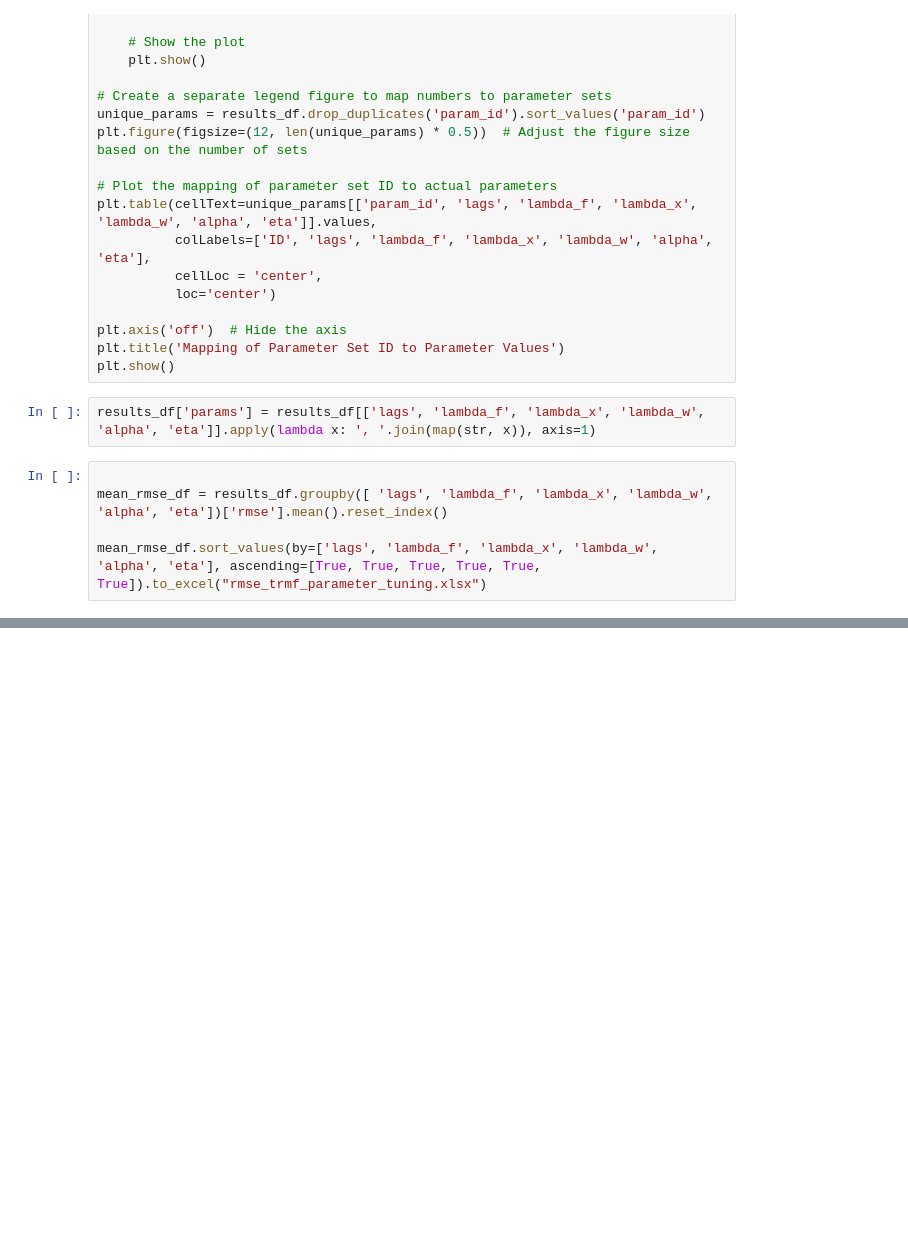
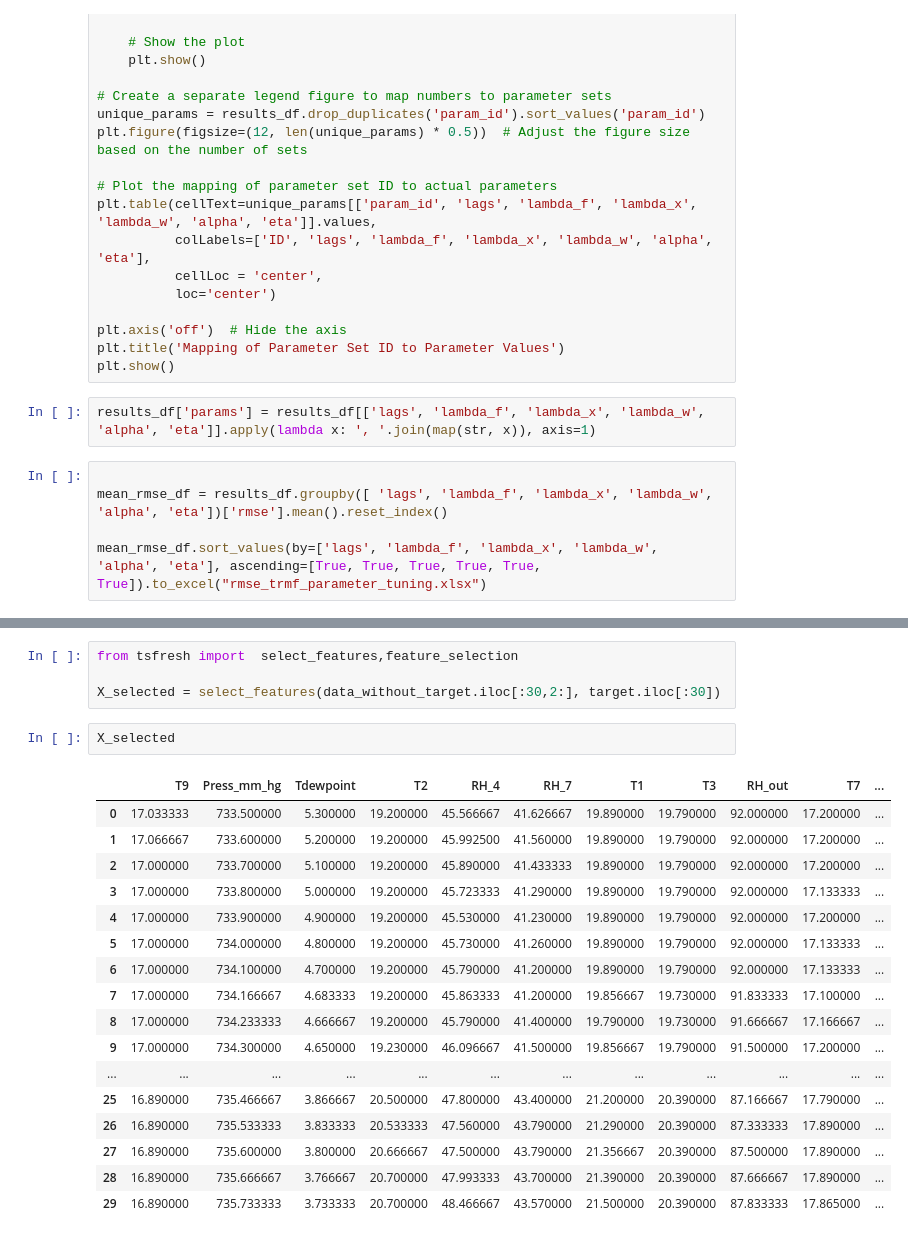
Before and after one commit to sepidCs/codes, a Jupyter notebook: experiments/visualize_data.ipynb, the cells around one changed output, grey strips where cells are left out. Cells and saved outputs as stored; diff of their text form; blank space fills up the shorter version.

```diff
--- a/experiments/visualize_data.ipynb
+++ b/experiments/visualize_data.ipynb
@@ -298,0 +320,24 @@ X_selected = select_features(X_extracted, target)
+# %%
+from tsfresh import  select_features,feature_selection
+
+X_selected = select_features(data_without_target.iloc[:30,2:], target.iloc[:30])
+# %%
+X_selected
+# %% [output]
+|  | T9 | Press_mm_hg | Tdewpoint | T2 | RH_4 | RH_7 | T1 | T3 | RH_out | T7 | ... |
+| 0 | 17.033333 | 733.500000 | 5.300000 | 19.200000 | 45.566667 | 41.626667 | 19.890000 | 19.790000 | 92.000000 | 17.200000 | ... |
+| 1 | 17.066667 | 733.600000 | 5.200000 | 19.200000 | 45.992500 | 41.560000 | 19.890000 | 19.790000 | 92.000000 | 17.200000 | ... |
+| 2 | 17.000000 | 733.700000 | 5.100000 | 19.200000 | 45.890000 | 41.433333 | 19.890000 | 19.790000 | 92.000000 | 17.200000 | ... |
+| 3 | 17.000000 | 733.800000 | 5.000000 | 19.200000 | 45.723333 | 41.290000 | 19.890000 | 19.790000 | 92.000000 | 17.133333 | ... |
+| 4 | 17.000000 | 733.900000 | 4.900000 | 19.200000 | 45.530000 | 41.230000 | 19.890000 | 19.790000 | 92.000000 | 17.200000 | ... |
+| 5 | 17.000000 | 734.000000 | 4.800000 | 19.200000 | 45.730000 | 41.260000 | 19.890000 | 19.790000 | 92.000000 | 17.133333 | ... |
+| 6 | 17.000000 | 734.100000 | 4.700000 | 19.200000 | 45.790000 | 41.200000 | 19.890000 | 19.790000 | 92.000000 | 17.133333 | ... |
+| 7 | 17.000000 | 734.166667 | 4.683333 | 19.200000 | 45.863333 | 41.200000 | 19.856667 | 19.730000 | 91.833333 | 17.100000 | ... |
+| 8 | 17.000000 | 734.233333 | 4.666667 | 19.200000 | 45.790000 | 41.400000 | 19.790000 | 19.730000 | 91.666667 | 17.166667 | ... |
+| 9 | 17.000000 | 734.300000 | 4.650000 | 19.230000 | 46.096667 | 41.500000 | 19.856667 | 19.790000 | 91.500000 | 17.200000 | ... |
+| ... | ... | ... | ... | ... | ... | ... | ... | ... | ... | ... | ... |
+| 25 | 16.890000 | 735.466667 | 3.866667 | 20.500000 | 47.800000 | 43.400000 | 21.200000 | 20.390000 | 87.166667 | 17.790000 | ... |
+| 26 | 16.890000 | 735.533333 | 3.833333 | 20.533333 | 47.560000 | 43.790000 | 21.290000 | 20.390000 | 87.333333 | 17.890000 | ... |
+| 27 | 16.890000 | 735.600000 | 3.800000 | 20.666667 | 47.500000 | 43.790000 | 21.356667 | 20.390000 | 87.500000 | 17.890000 | ... |
+| 28 | 16.890000 | 735.666667 | 3.766667 | 20.700000 | 47.993333 | 43.700000 | 21.390000 | 20.390000 | 87.666667 | 17.890000 | ... |
+| 29 | 16.890000 | 735.733333 | 3.733333 | 20.700000 | 48.466667 | 43.570000 | 21.500000 | 20.390000 | 87.833333 | 17.865000 | ... |
```
Also changed, not shown: parts of 11 cells of this notebook.
